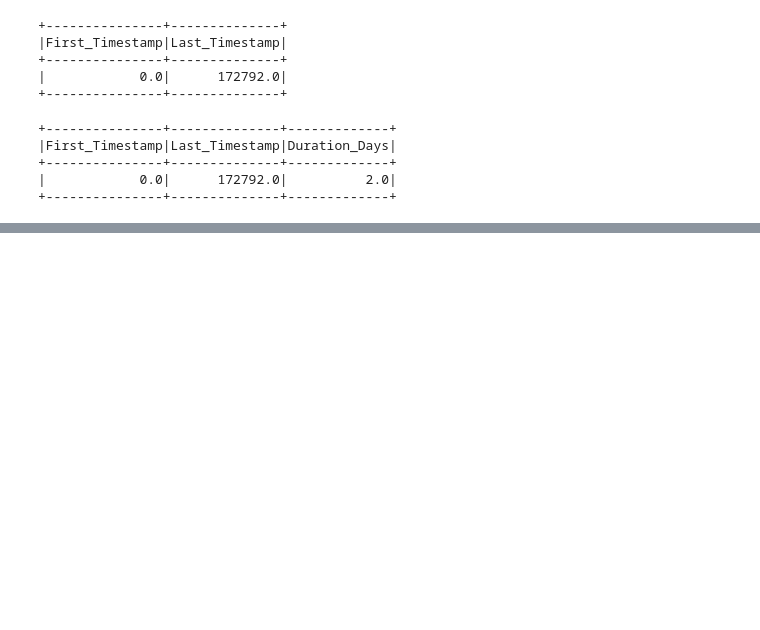
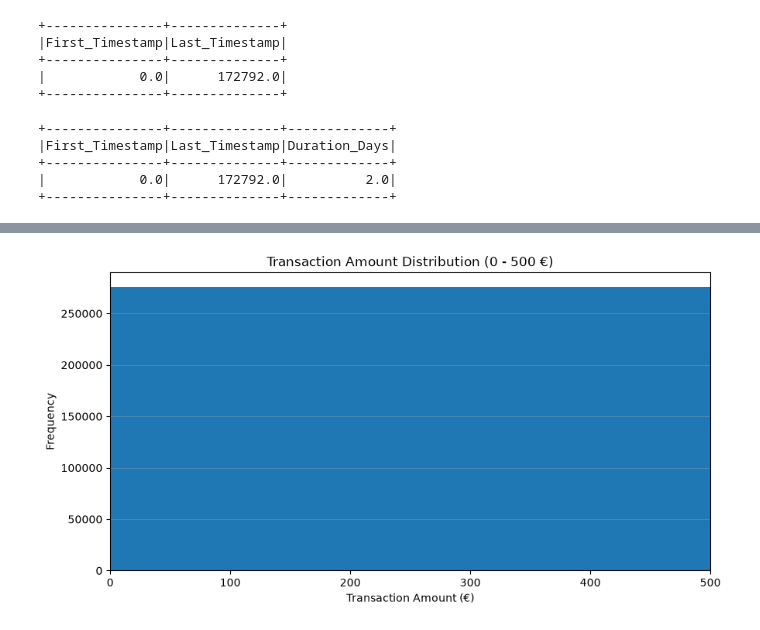
Before and after one commit to Megapixel777/fraud-detection-ai, a Jupyter notebook: notebooks/02_data_exploration.ipynb, the cells around one changed output, grey strips where cells are left out. Cells and saved outputs as stored; diff of their text form; code cells hidden in the pictures; blank space fills up the shorter version.

```diff
--- a/notebooks/02_data_exploration.ipynb
+++ b/notebooks/02_data_exploration.ipynb
@@ -256,0 +340,25 @@ time_stats_df.show()
+# %%
+# ==========================
+# Amount Distribution (0 - 500 €)
+# ==========================
+
+import matplotlib.pyplot as plt
+
+plt.figure(figsize=(10, 5))
+
+plt.hist(
+    amount_pd["Amount"],
+    bins=50
+)
+
+plt.xlim(0, 500)
+
+plt.title("Transaction Amount Distribution (0 - 500 €)")
+plt.xlabel("Transaction Amount (€)")
+plt.ylabel("Frequency")
+
+plt.grid(axis="y", alpha=0.3)
+
+plt.show()
+# %% [output]
+[figure, added]
```
Also changed, not shown: parts of 14 cells of this notebook.
